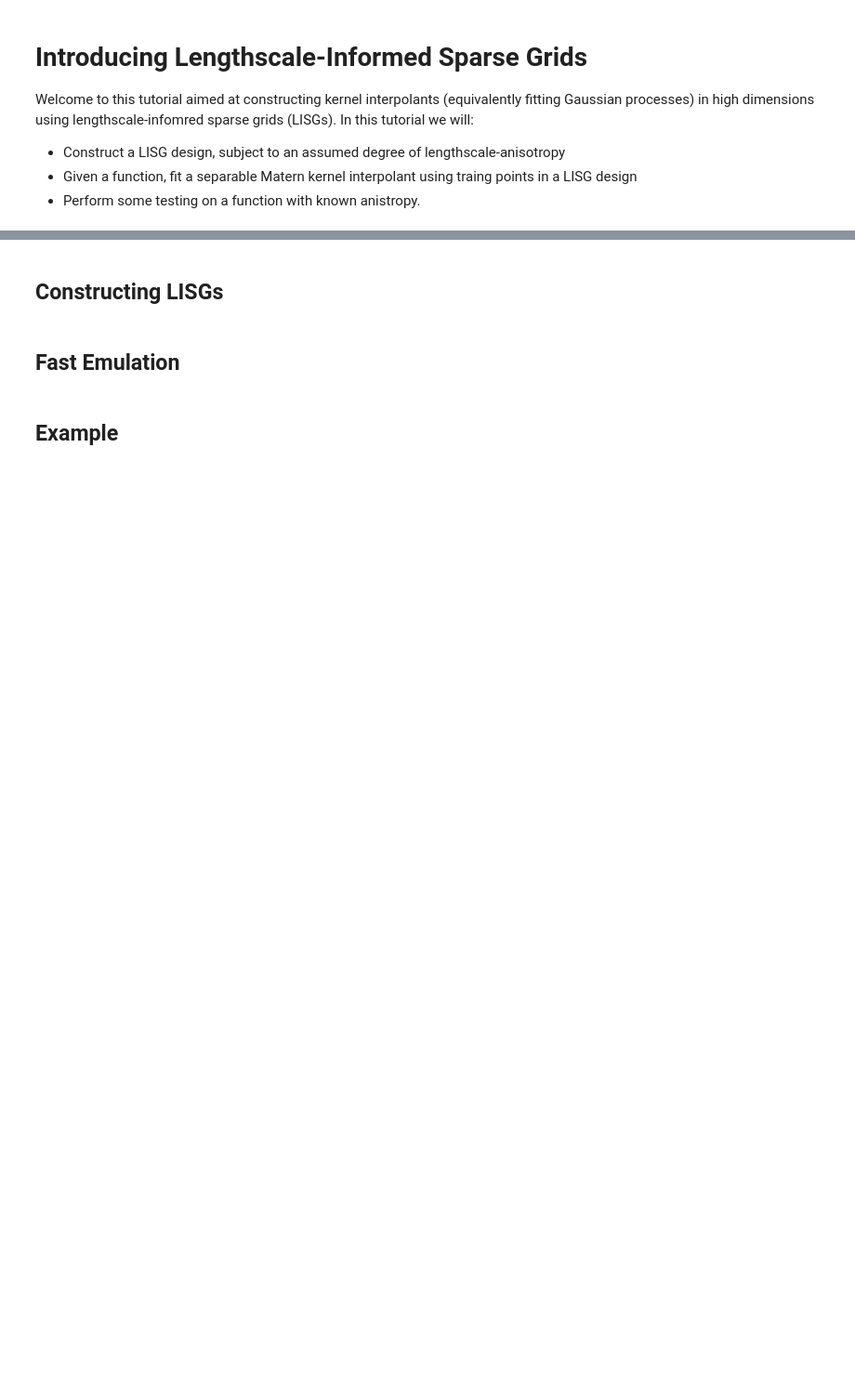
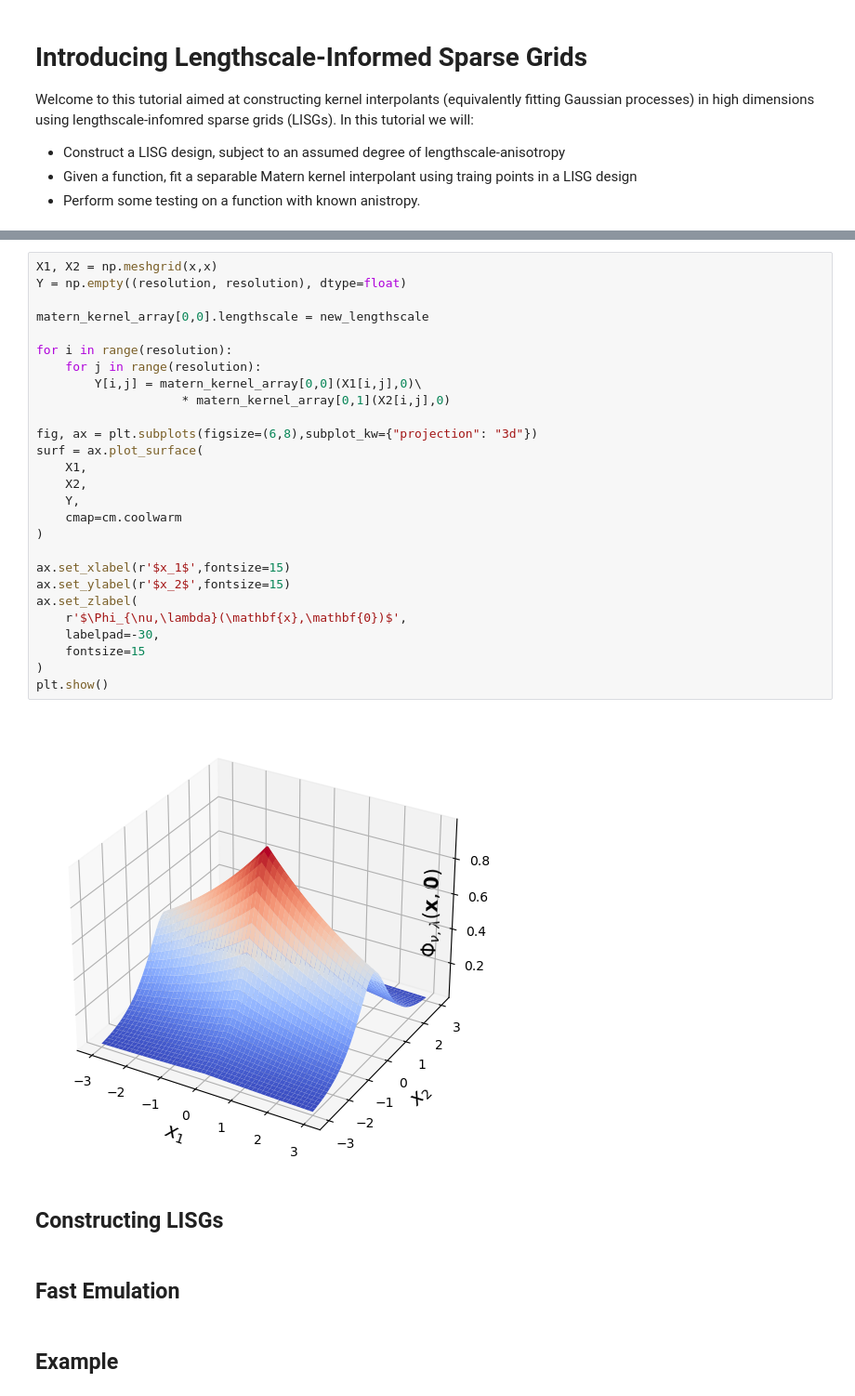
Before and after one commit to elliot-addy/LISG, a Jupyter notebook: LISG_tutorial.ipynb, the cells around one changed output, grey strips where cells are left out. Shown at 93% size. Drawn from its saved outputs; the diff is of its cells as text; blank space fills up the shorter version.

```diff
--- a/LISG_tutorial.ipynb
+++ b/LISG_tutorial.ipynb
@@ -18,3 +148,32 @@ import emulator
+# %%
+X1, X2 = np.meshgrid(x,x)
+Y = np.empty((resolution, resolution), dtype=float)
+
+matern_kernel_array[0,0].lengthscale = new_lengthscale
+
+for i in range(resolution):
+    for j in range(resolution):
+        Y[i,j] = matern_kernel_array[0,0](X1[i,j],0)\
+                    * matern_kernel_array[0,1](X2[i,j],0)
+
+fig, ax = plt.subplots(figsize=(6,8),subplot_kw={"projection": "3d"})
+surf = ax.plot_surface(
+    X1,
+    X2,
+    Y,
+    cmap=cm.coolwarm
+)
+
+ax.set_xlabel(r'$x_1$',fontsize=15)
+ax.set_ylabel(r'$x_2$',fontsize=15)
+ax.set_zlabel(
+    r'$\Phi_{\nu,\lambda}(\mathbf{x},\mathbf{0})$',
+    labelpad=-30,
+    fontsize=15
+)
+plt.show()
+# %% [output]
+[figure, added]
 # %% [markdown]
 ## Constructing LISGs
 # %% [markdown]
```
Also changed, not shown: parts of 8 cells of this notebook, 1 other file.
